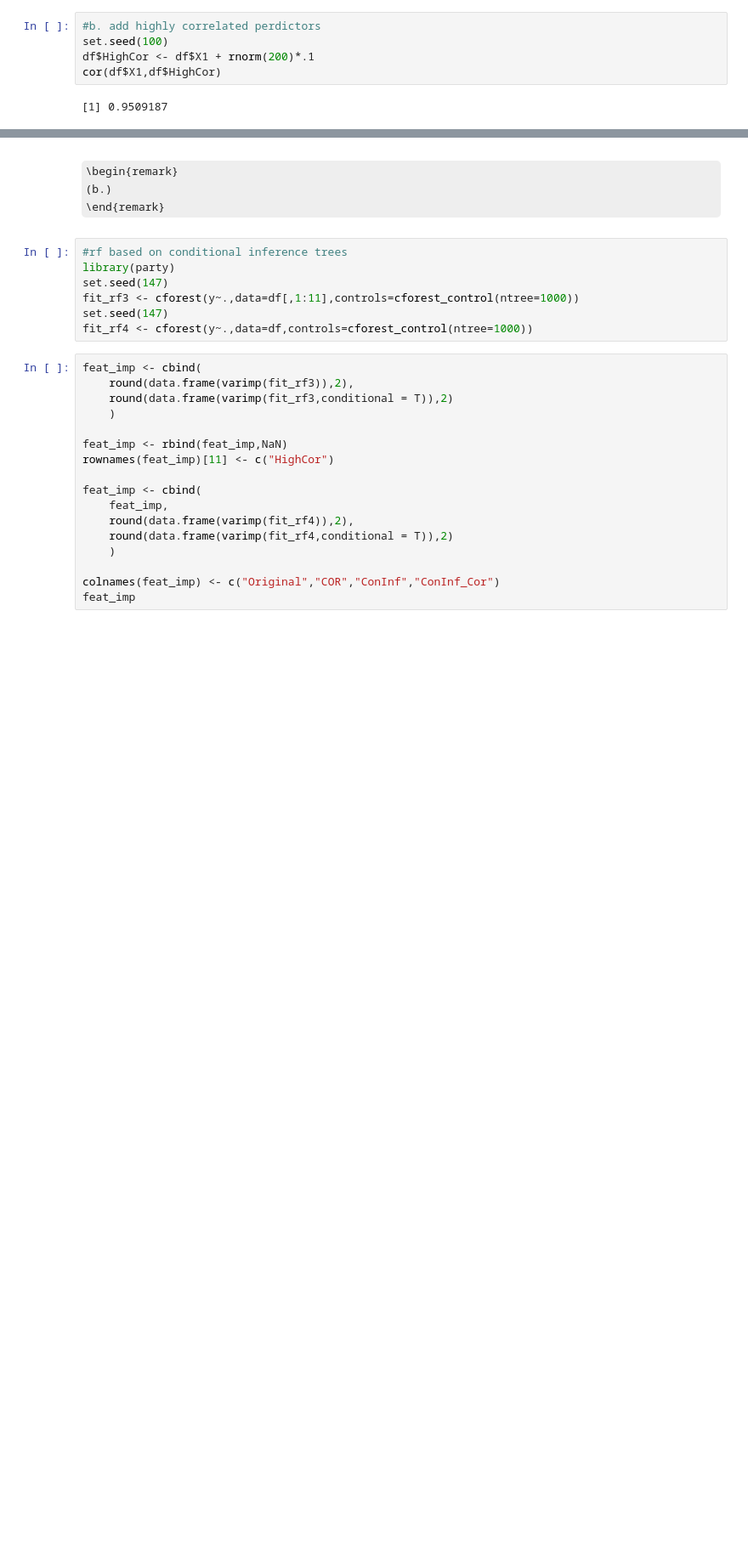
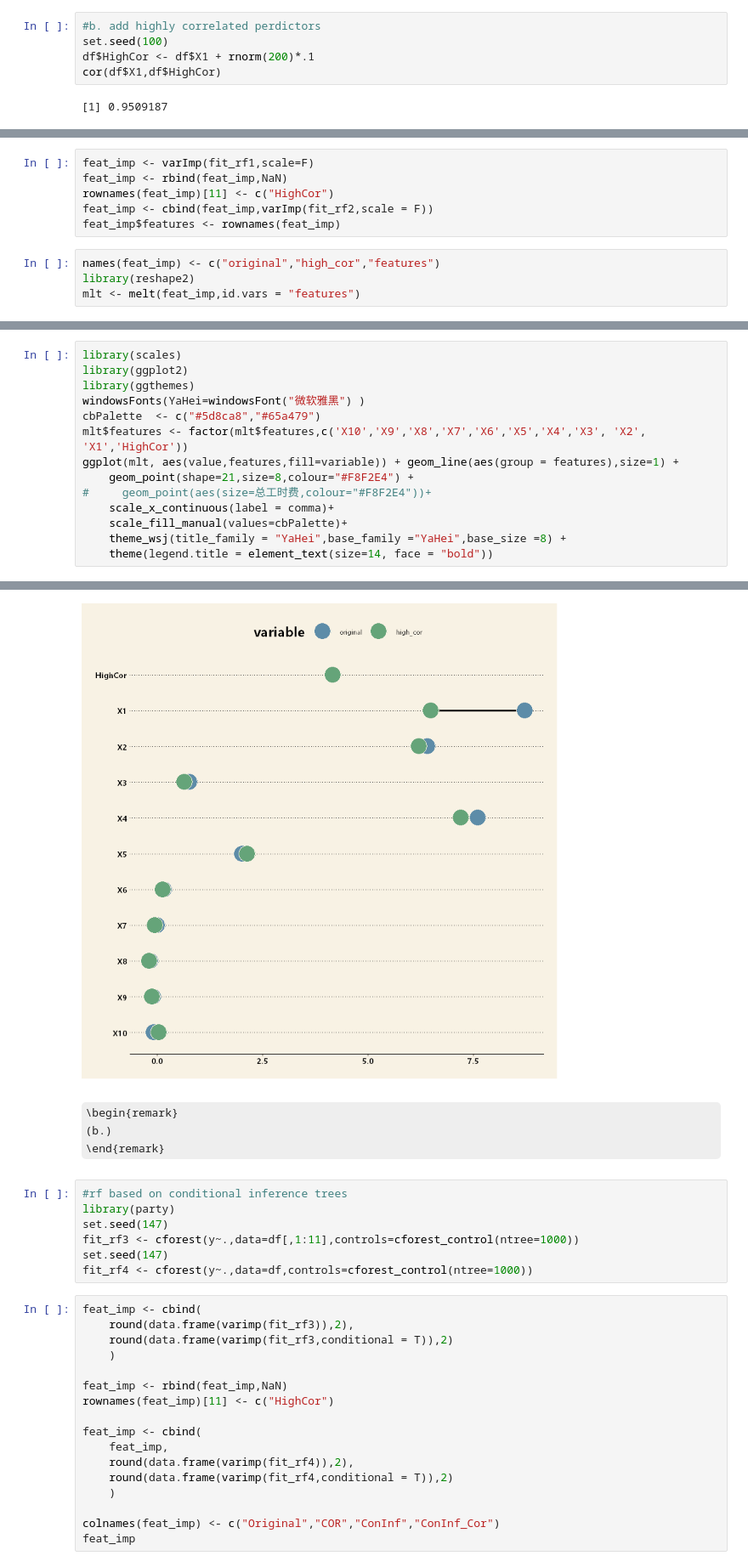
Before and after one commit to Randallzoeng/BookClub, a Jupyter notebook: AppliedPredictiveModeling/Chap. 8 Exercises.ipynb, the cells around one changed output, grey strips where cells are left out. Shown at 85% size. Saved outputs shown, nothing was run; the diff lists cells and outputs as text; some formulas as TeX source; blank space fills up the shorter version.

```diff
--- a/AppliedPredictiveModeling/Chap. 8 Exercises.ipynb
+++ b/AppliedPredictiveModeling/Chap. 8 Exercises.ipynb
@@ -88,0 +69,10 @@ apply(cbind(feat_imp,varImp(fit_rf2,scale = F)),2,round)
+# %%
+feat_imp <- varImp(fit_rf1,scale=F)
+feat_imp <- rbind(feat_imp,NaN)
+rownames(feat_imp)[11] <- c("HighCor")
+feat_imp <- cbind(feat_imp,varImp(fit_rf2,scale = F))
+feat_imp$features <- rownames(feat_imp)
+# %%
+names(feat_imp) <- c("original","high_cor","features")
+library(reshape2)
+mlt <- melt(feat_imp,id.vars = "features")
@@ -88,0 +99,15 @@ apply(cbind(feat_imp,varImp(fit_rf2,scale = F)),2,round)
+# %%
+library(scales)
+library(ggplot2)
+library(ggthemes)
+windowsFonts(YaHei=windowsFont("微软雅黑") )
+cbPalette  <- c("#5d8ca8","#65a479")
+mlt$features <- factor(mlt$features,c('X10','X9','X8','X7','X6','X5','X4','X3', 'X2', 'X1','HighCor'))
+ggplot(mlt, aes(value,features,fill=variable)) + geom_line(aes(group = features),size=1) +
+    geom_point(shape=21,size=8,colour="#F8F2E4") +
+#     geom_point(aes(size=总工时费,colour="#F8F2E4"))+
+    scale_x_continuous(label = comma)+
+    scale_fill_manual(values=cbPalette)+
+    theme_wsj(title_family = "YaHei",base_family ="YaHei",base_size =8) +
+    theme(legend.title = element_text(size=14, face = "bold"))
+# %% [output]
@@ -89,3 +117,4 @@ apply(cbind(feat_imp,varImp(fit_rf2,scale = F)),2,round)
+[figure, added]
 # %% [markdown]
 \begin{remark}
 (b.)
```
Also changed, not shown: parts of 37 cells of this notebook.
